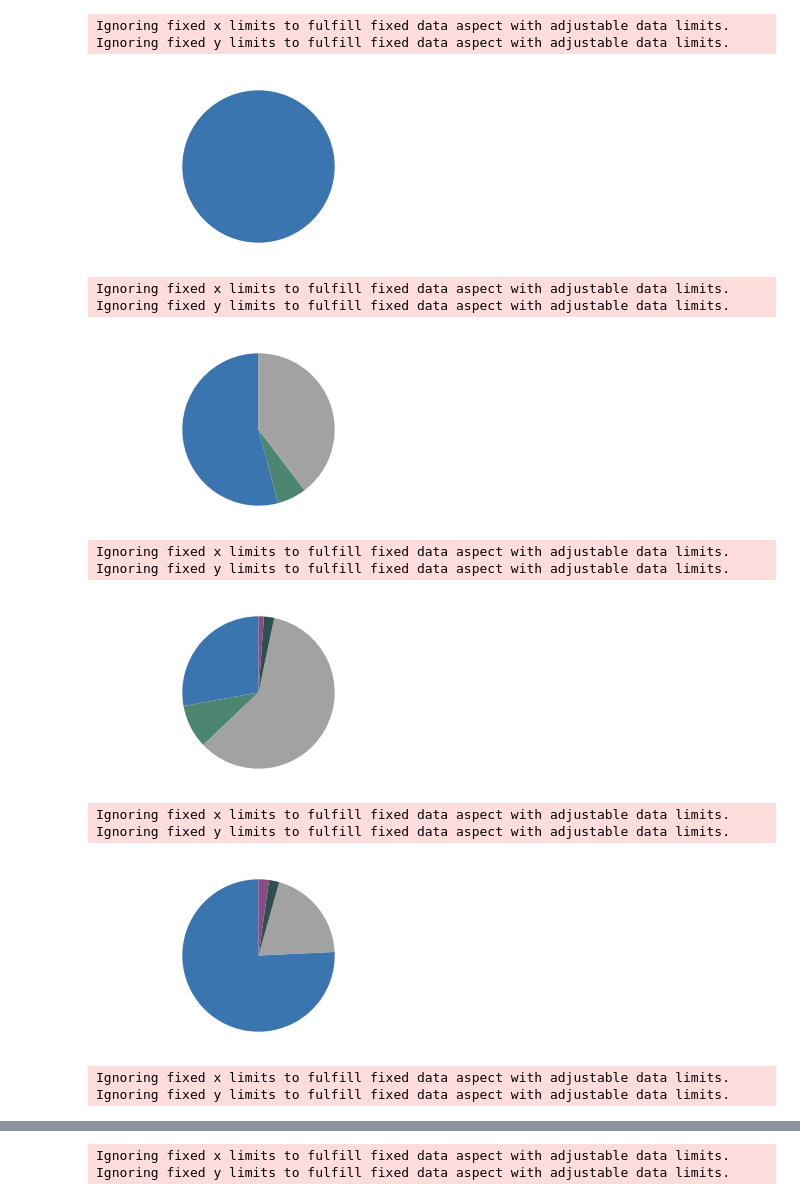
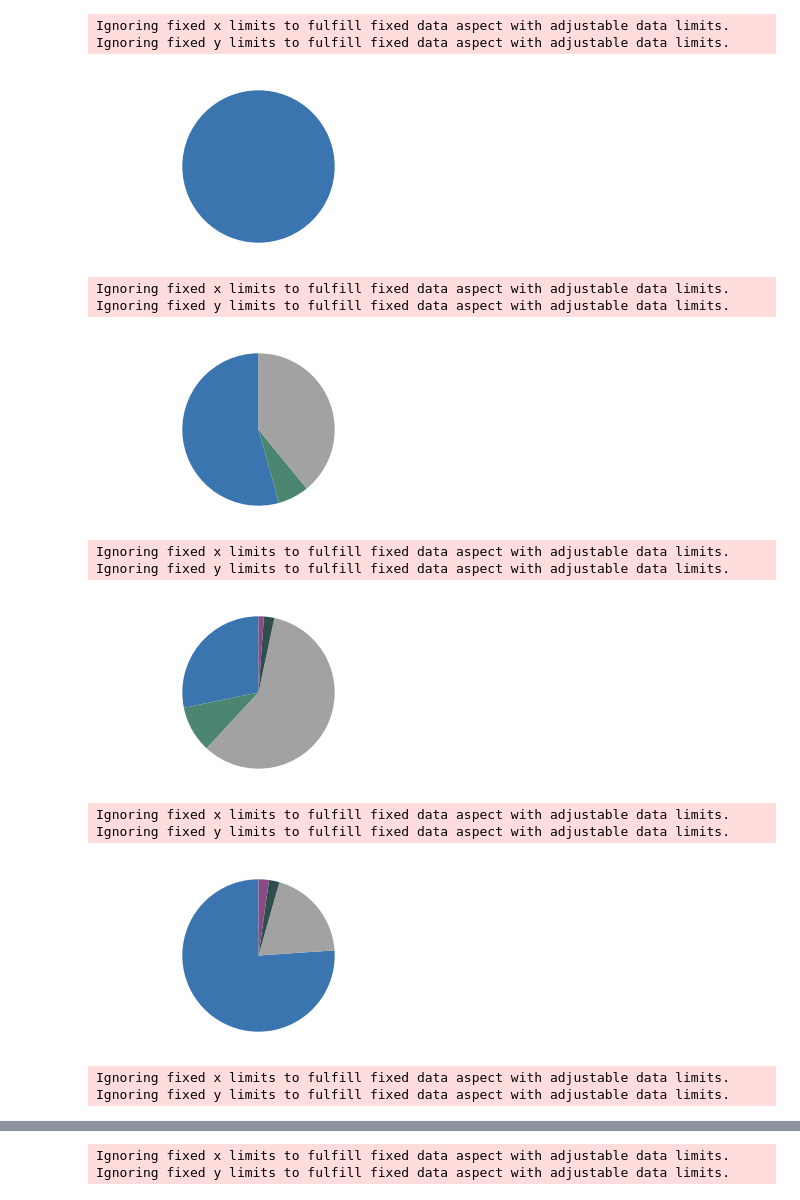
Before and after one commit to schminin/INSIDeMunich, a Jupyter notebook: analysis/scripts/2_ABM_overview/e_mobility_visualization.ipynb, the cells around one changed output, grey strips where cells are left out. Saved outputs shown, nothing was run; the diff lists cells and outputs as text; code cells hidden in the pictures.

```diff
--- a/analysis/scripts/2_ABM_overview/e_mobility_visualization.ipynb
+++ b/analysis/scripts/2_ABM_overview/e_mobility_visualization.ipynb
@@ -116,51 +129,51 @@ fig.savefig(f'pop_movement_change_cbar.png', dpi=dpi)
 [figure]
 # %%
 
-loctype_result = 'OnlyMovement/0_num_agents_loc_type.txt'
+loctype_result = '1_num_agents_loc_type.txt'
 
 # Read simulation output
 output_loctype = pd.read_csv(loctype_result, sep=',')
 output_loctype = output_loctype.drop(['NumAgents'], axis=1)
-output_loctype = output_loctype.rename(columns={"t": "LocType", "locType": "NumAgents"})
+output_loctype = output_loctype.rename(columns={"t": "LocType", "locType": "NumAgents", "Sim": "t"})
 # Set line width of plot outline
 matplotlib.rcParams['axes.linewidth'] = 0.1
 # Subdf containing only the relevant time points
-tp_df = output_loctype[output_loctype.index.isin(time_points)]
+tp_df = output_loctype[output_loctype.t.isin(time_points)]
 
 # Pie plots with loctype dist
 for idx, tp in enumerate(time_points):
-    values = tp_df[tp_df.index == tp].NumAgents
-    loc_types = tp_df[tp_df.index == tp].LocType
+    values = tp_df[tp_df.t == tp].NumAgents
+    loc_types = tp_df[tp_df.t == tp].LocType
     fig, ax = plt.subplots(figsize=figsize)
     ax.axis('equal')
     ax.set_xticks([])
     ax.set_yticks([])
     ax.pie(values, colors=[loctype_to_color_dict[idx_to_loctype_dict[l]] for l in loc_types], startangle=90)
     plt.tight_layout()
     plt.show()
     fig.savefig(f'num_agents_per_loctype_pie_{timepoint_names[idx]}.png', dpi=dpi)
 
 # Add legend
 patchList = []
 for l in tp_df.LocType.unique():
     data_key = patches.Patch(color=loctype_to_color_dict[idx_to_loctype_dict[l]], label=idx_to_loctype_dict[l])
     patchList.append(data_key)
 
 fig = plt.figure(figsize=(figsize[0], figsize[1]))
 legend = fig.legend(handles=patchList, loc='center left', bbox_to_anchor=(0, 0.5), ncol = 1)
 legend.get_frame().set_linewidth(0.1)
 plt.show()
 fig.savefig(f'legend_loctypes.png', dpi=dpi)
 # %% [output]
 Ignoring fixed x limits to fulfill fixed data aspect with adjustable data limits.
 Ignoring fixed y limits to fulfill fixed data aspect with adjustable data limits.
 [figure]
 Ignoring fixed x limits to fulfill fixed data aspect with adjustable data limits.
 Ignoring fixed y limits to fulfill fixed data aspect with adjustable data limits.
 [figure]
 Ignoring fixed x limits to fulfill fixed data aspect with adjustable data limits.
 Ignoring fixed y limits to fulfill fixed data aspect with adjustable data limits.
-[figure, old version]
+[figure, new version]
 Ignoring fixed x limits to fulfill fixed data aspect with adjustable data limits.
 Ignoring fixed y limits to fulfill fixed data aspect with adjustable data limits.
 [figure]
```
Also changed, not shown: parts of 2 cells of this notebook, 9 other files.
